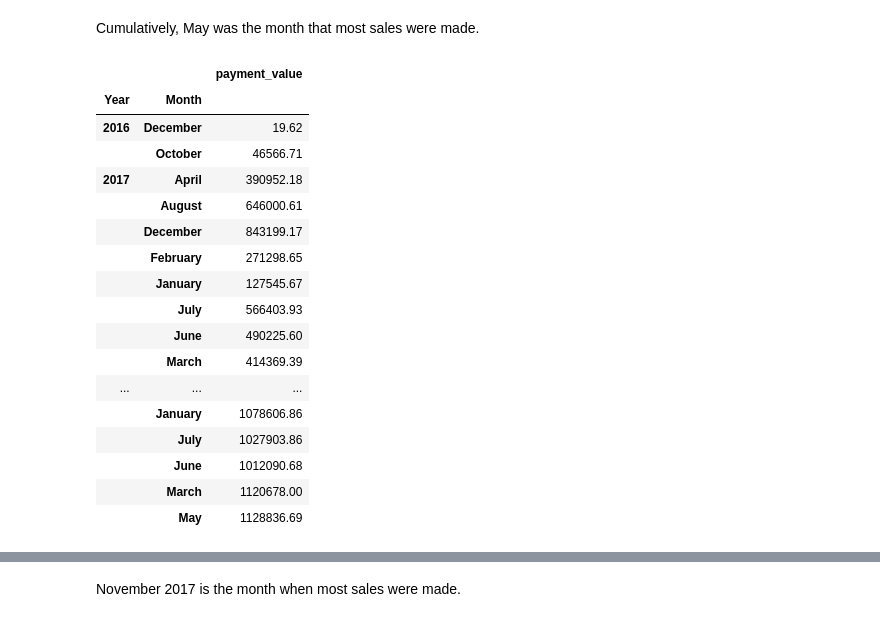
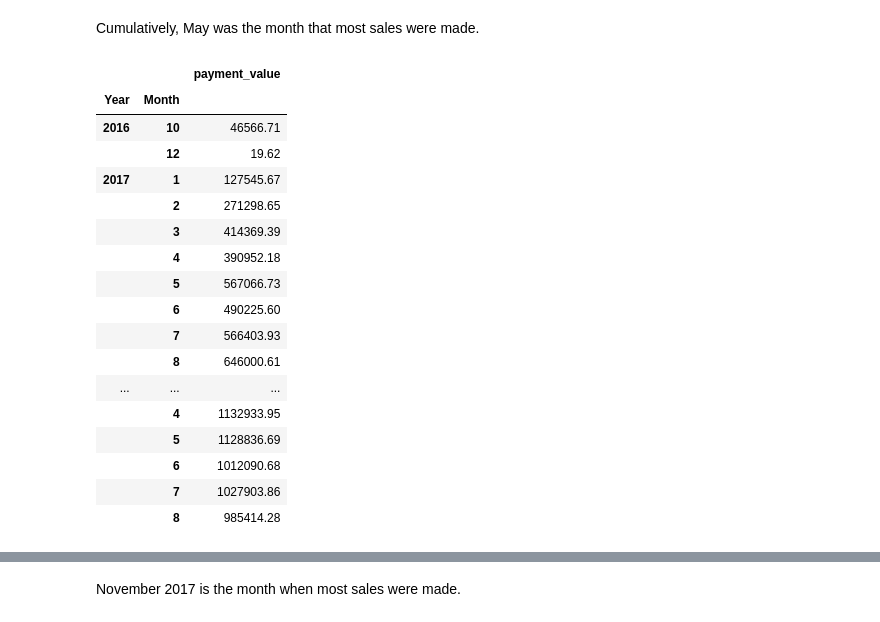
Before and after one commit to kanjamwingirwa/Olist, a Jupyter notebook: Olist_Analysis_Final.ipynb, the cells around one changed output, grey strips where cells are left out. Saved outputs shown, nothing was run; the diff lists cells and outputs as text; code cells hidden in the pictures.

```diff
--- a/Olist_Analysis_Final.ipynb
+++ b/Olist_Analysis_Final.ipynb
@@ -562,9 +570,9 @@ combined_df.head(5)
 # %%
 # Filter all rows for which the order was delivered
-combined_df = combined_df[combined_df['order_status'] == 'delivered']
+combined2_df = combined_df[combined_df['order_status'] == 'delivered']
 
 # Print the new dataframe
-combined_df.head(5)
+combined2_df.head(5)
 # %% [output]
 |  | order_id | payment_sequential | payment_type | payment_installments | payment_value | customer_id | ... |
 | 0 | b81ef226f3fe1789b1e8b2acac839d17 | 1 | credit_card | 8 | 99.33 | 0a8556ac6be836b46b3e89920d59291c | ... |
@@ -574,7 +582,7 @@ combined_df.head(5)
 | 4 | 42fdf880ba16b47b59251dd489d4441a | 1 | credit_card | 2 | 128.45 | 15fd6fb8f8312dbb4674e4518d6fa3b3 | ... |
 # %%
 # Rename date column and separate into year, month, day etc
-combined_df['Date'] = pd.to_datetime(combined_df['order_purchase_timestamp'])
-combined_df['Year'] = combined_df['Date'].dt.year
-combined_df['Month'] = combined_df['Date'].dt.month
-combined_df['DayOfWeek']  = combined_df['Date'].dt.day_name()
+combined2_df['Date'] = pd.to_datetime(combined_df['order_purchase_timestamp'])
+combined2_df['Year'] = combined_df['Date'].dt.year
+combined2_df['Month'] = combined_df['Date'].dt.month
+combined2_df['DayOfWeek']  = combined_df['Date'].dt.day_name()
@@ -665,29 +656,29 @@ combined_df.groupby(combined_df['Date'].dt.strftime('%B'))['payment_value'].sum(
 # %% [markdown]
 Cumulatively, May was the month that most sales were made.
 # %%
-Months_of_the_Year = combined_df[['Month','Year','payment_value']]
+Months_of_the_Year = combined2_df[['Month','Year','payment_value']]
 Months_of_the_Year = pd.DataFrame(Months_of_the_Year.groupby(['Year','Month'])['payment_value'].sum()).sort_index()
 Months_of_the_Year.sort_values(by=['Year','Month','payment_value']).sort_index()
 #Months_of_the_Year.sort_index(key=lambda x: pd.to_datetime(x, format="%B"))
 # %% [output]
 |  |  | payment_value |
 | Year | Month |  |
-| 2016 | December | 19.62 |
-|  | October | 46566.71 |
-| 2017 | April | 390952.18 |
-|  | August | 646000.61 |
-|  | December | 843199.17 |
-|  | February | 271298.65 |
-|  | January | 127545.67 |
-|  | July | 566403.93 |
-|  | June | 490225.60 |
-|  | March | 414369.39 |
+| 2016 | 10 | 46566.71 |
+|  | 12 | 19.62 |
+| 2017 | 1 | 127545.67 |
+|  | 2 | 271298.65 |
+|  | 3 | 414369.39 |
+|  | 4 | 390952.18 |
+|  | 5 | 567066.73 |
+|  | 6 | 490225.60 |
+|  | 7 | 566403.93 |
+|  | 8 | 646000.61 |
 | ... | ... | ... |
-|  | January | 1078606.86 |
-|  | July | 1027903.86 |
-|  | June | 1012090.68 |
-|  | March | 1120678.00 |
-|  | May | 1128836.69 |
+|  | 4 | 1132933.95 |
+|  | 5 | 1128836.69 |
+|  | 6 | 1012090.68 |
+|  | 7 | 1027903.86 |
+|  | 8 | 985414.28 |
 # %%
 #combined_df.sort_values(by=['Date','payment_value'], ascending=True).plot(kind='bar')
 #onths_of_the_Year.sort_values(by=['Year','payment_value'], ascending=True)
```
Also changed, not shown: parts of 64 cells of this notebook.
